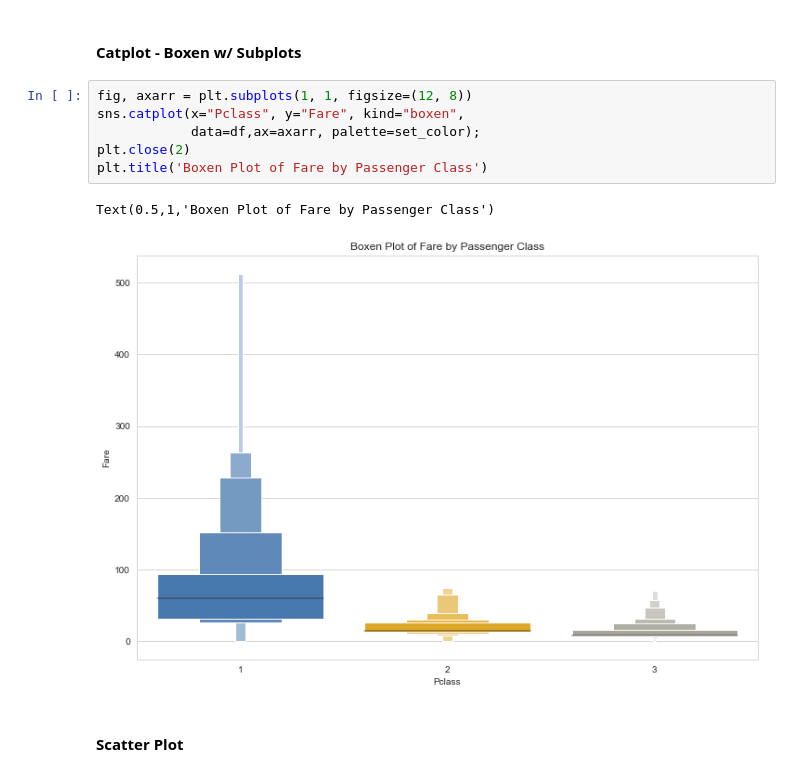
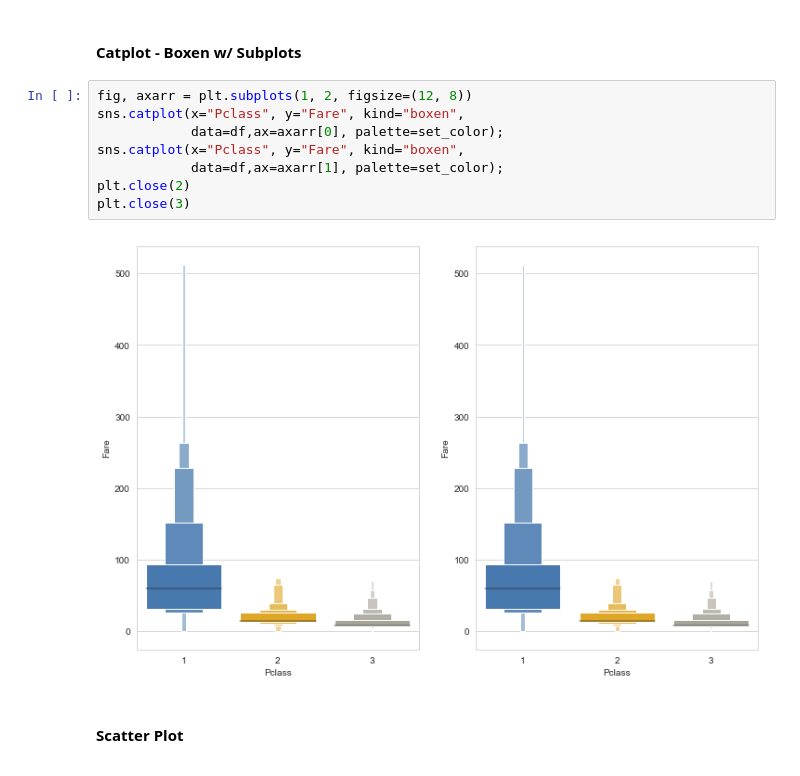
Before and after one commit to cartersocha/code-collection, a Jupyter notebook: Seaborn.ipynb, the cells around one changed output. Cells and saved outputs as stored; diff of their text form.

Commit message:
Add files via upload
Updated subplot

```diff
--- a/Seaborn.ipynb
+++ b/Seaborn.ipynb
@@ -91,14 +91,15 @@ Text(0.5,1,'Log Transformation of Fare by Pclass')
 # %% [markdown]
 #### Catplot - Boxen w/ Subplots
 # %%
-fig, axarr = plt.subplots(1, 1, figsize=(12, 8))
+fig, axarr = plt.subplots(1, 2, figsize=(12, 8))
 sns.catplot(x="Pclass", y="Fare", kind="boxen",
-            data=df,ax=axarr, palette=set_color);
+            data=df,ax=axarr[0], palette=set_color);
+sns.catplot(x="Pclass", y="Fare", kind="boxen",
+            data=df,ax=axarr[1], palette=set_color);
 plt.close(2)
-plt.title('Boxen Plot of Fare by Passenger Class')
+plt.close(3)
 # %% [output]
-Text(0.5,1,'Boxen Plot of Fare by Passenger Class')
-[figure, old version]
+[figure, new version]
 # %% [markdown]
 #### Scatter Plot
 # %%
```
Also changed, not shown: parts of 3 cells of this notebook.
